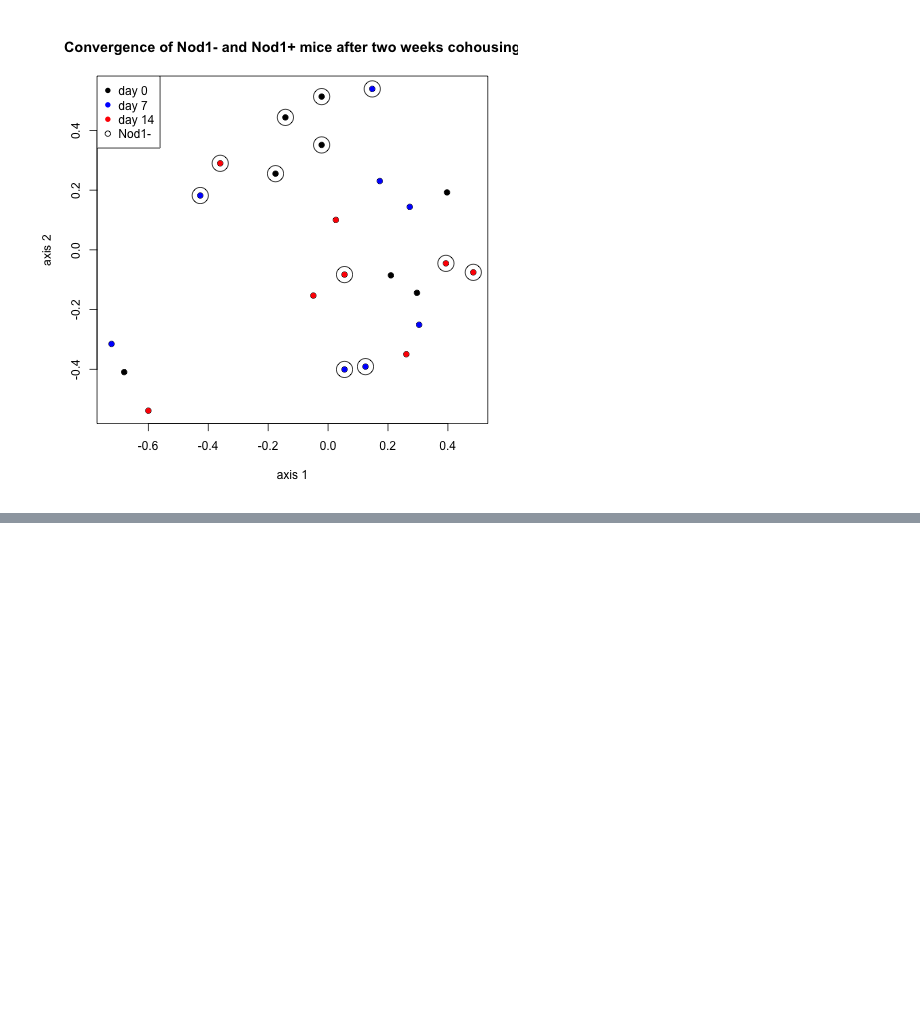
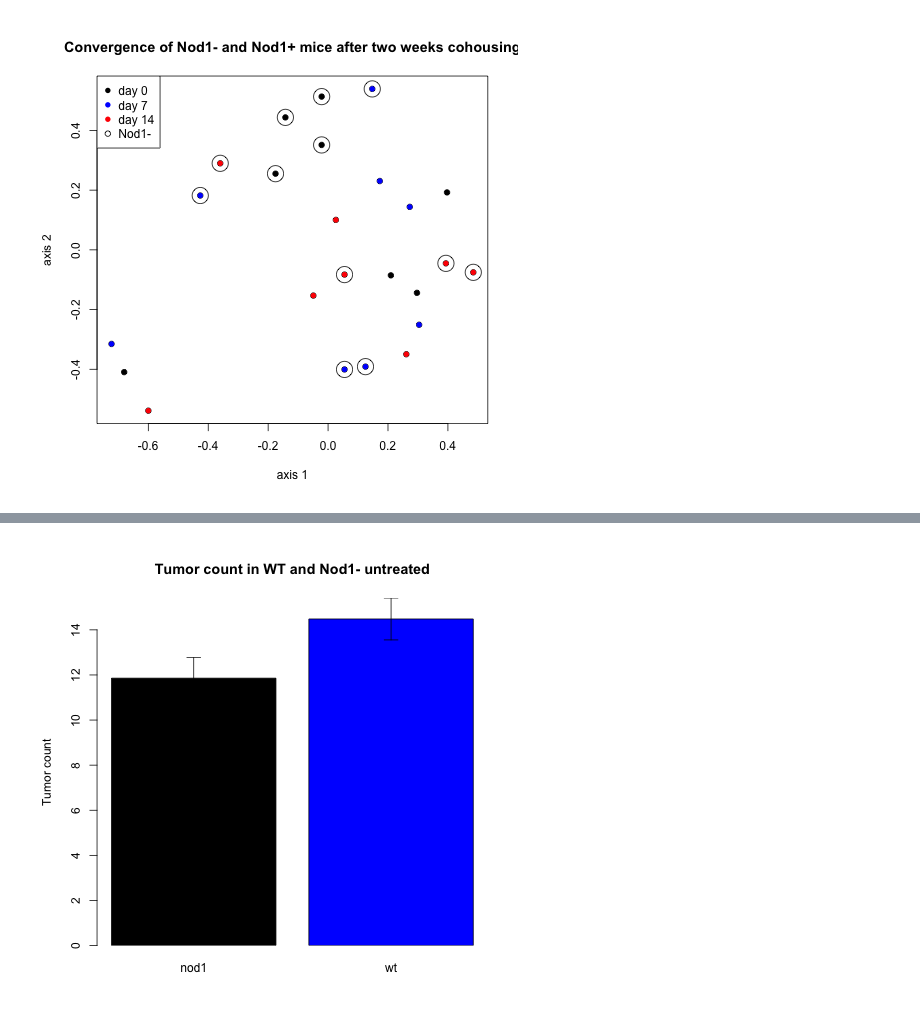
Before and after one commit to SchlossLab/Nod1_analysis, a Jupyter notebook: Nod1analysis.ipynb, the cells around one changed output, grey strips where cells are left out. Saved outputs shown, nothing was run; the diff lists cells and outputs as text; code cells hidden in the pictures; blank space fills up the shorter version.

```diff
--- a/Nod1analysis.ipynb
+++ b/Nod1analysis.ipynb
@@ -681,0 +711,15 @@ legend('topleft', col=c('black','blue','red', 'black'), legend=c('day 0', 'day 7
+# %%
+%%R
+library("sciplot", lib.loc="/Library/Frameworks/R.framework/Versions/3.0/Resources/library")
+x <- read.table('~/Documents/nod1/nod1.metadata.txt', header=T)
+
+
+x2 <-x[x$treatment =='untreated', c(1:7)]
+x2$genotype <- factor(x2$genotype)
+x3<- x2[x2$stage == 'dss3', c(1:7)]
+
+x3$tumors<- as.numeric(as.character(x3$tumors))
+
+bargraph.CI(x3$genotype, x3$tumors,  main='Tumor count in WT and Nod1- untreated', xlab='', ylab='Tumor count', col=c('black', 'blue'))
+# %% [output]
+[figure, added]
```
Also changed, not shown: parts of 12 cells of this notebook.
